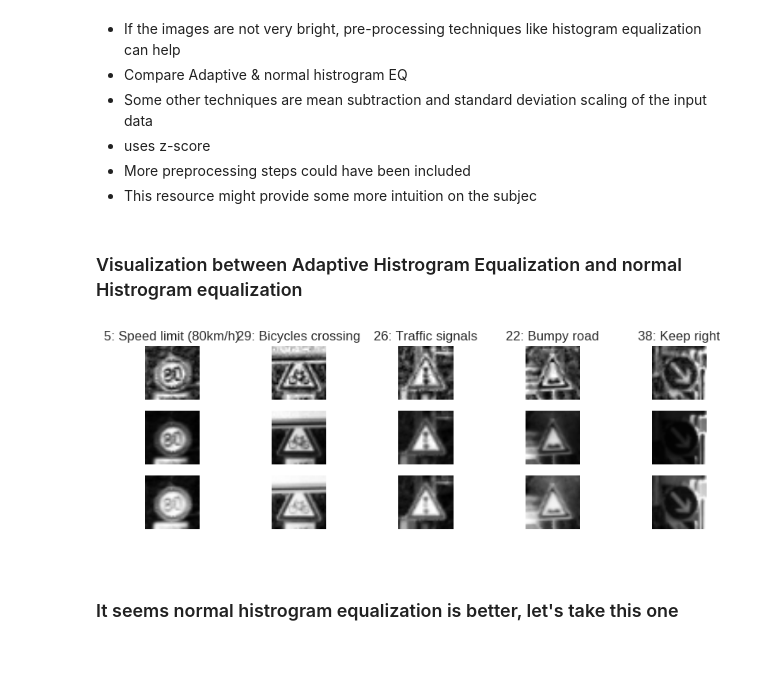
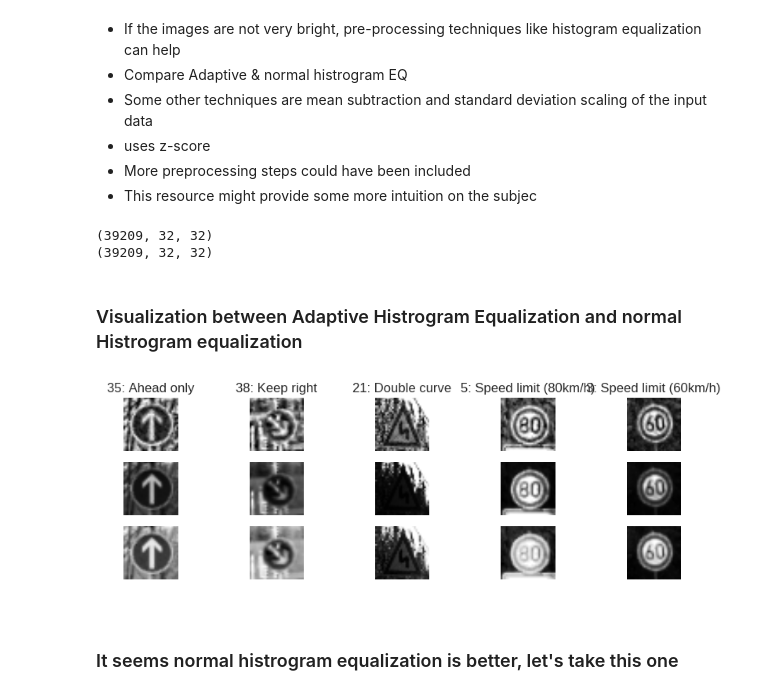
Before and after one commit to kangaroooh/CarND-Traffic-Sign-Classifier-Project, a Jupyter notebook: Traffic_Sign_Classifier.ipynb, the cells around one changed output. Saved outputs shown, nothing was run; the diff lists cells and outputs as text; code cells hidden in the pictures; blank space fills up the shorter version.

Commit message:
upto plotting

```diff
--- a/Traffic_Sign_Classifier.ipynb
+++ b/Traffic_Sign_Classifier.ipynb
@@ -176,36 +176,39 @@ X_test_eq = np.zeros(X_test_gray.shape)
 print(X_train_gray.shape)
 print(X_train_eq.shape)
 
-# for i in tqdm(range(X_train_gray.shape[0])):
-#     X_train_eq[i] = exposure.equalize_adapthist(X_train_gray[i])
+for i in tqdm(range(X_train_gray.shape[0])):
+    X_train_eq[i] = exposure.equalize_adapthist(X_train_gray[i])
 
-# for i in tqdm(range(X_test_gray.shape[0])):
-#     X_test_eq[i] = exposure.equalize_adapthist(X_test_gray[i])
+for i in tqdm(range(X_test_gray.shape[0])):
+    X_test_eq[i] = exposure.equalize_adapthist(X_test_gray[i])
 
 X_train_eq_simple = image_histogram_equalization(X_train_gray)[0]
 X_test_eq_simple = image_histogram_equalization(X_test_gray)[0]
+# %% [output]
+(39209, 32, 32)
+(39209, 32, 32)
 # %% [markdown]
 ### Visualization between Adaptive Histrogram Equalization and normal Histrogram equalization
 # %%
 fig, axs = plt.subplots(3,5, figsize=(10, 3))
 axs = axs.ravel()
 plt.rc('font', size=5)
 for i in range(5):
-    index = random.randint(0, len(X_train_normalized))
-#     image = X_train_eq[index].squeeze()
-#     axs[i].axis('off')
-#     axs[i].imshow(image, cmap='gray')
-#     axs[i].set_title("{}: {}".format(y_train[index], sign_lookup.loc[y_train[index]]['SignName']))
+    index = random.randint(0, len(X_train_eq))
+    image = X_train_eq[index].squeeze()
+    axs[i].axis('off')
+    axs[i].imshow(image, cmap='gray')
+    axs[i].set_title("{}: {}".format(y_train[index], sign_lookup.loc[y_train[index]]['SignName']))
 
     image = X_train_gray[index].squeeze()
     axs[i+5].axis('off')
     axs[i+5].imshow(image, cmap='gray')
 
     image = X_train_eq_simple[index].squeeze()
     axs[i+10].axis('off')
     axs[i+10].imshow(image, cmap='gray')
 # %% [output]
-[figure, old version]
+[figure, new version]
 # %% [markdown]
 ### It seems normal histrogram equalization is better, let's take this one
 # %%
```
Also changed, not shown: parts of 39 cells of this notebook.
